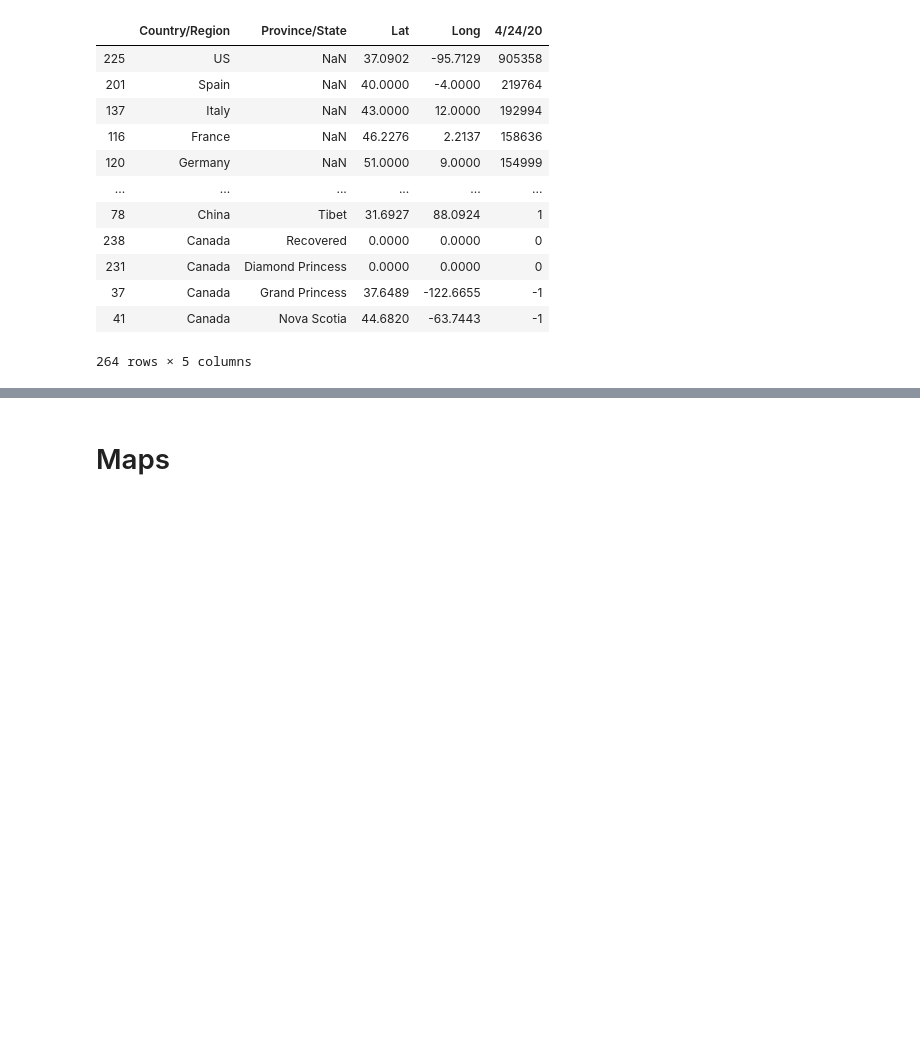
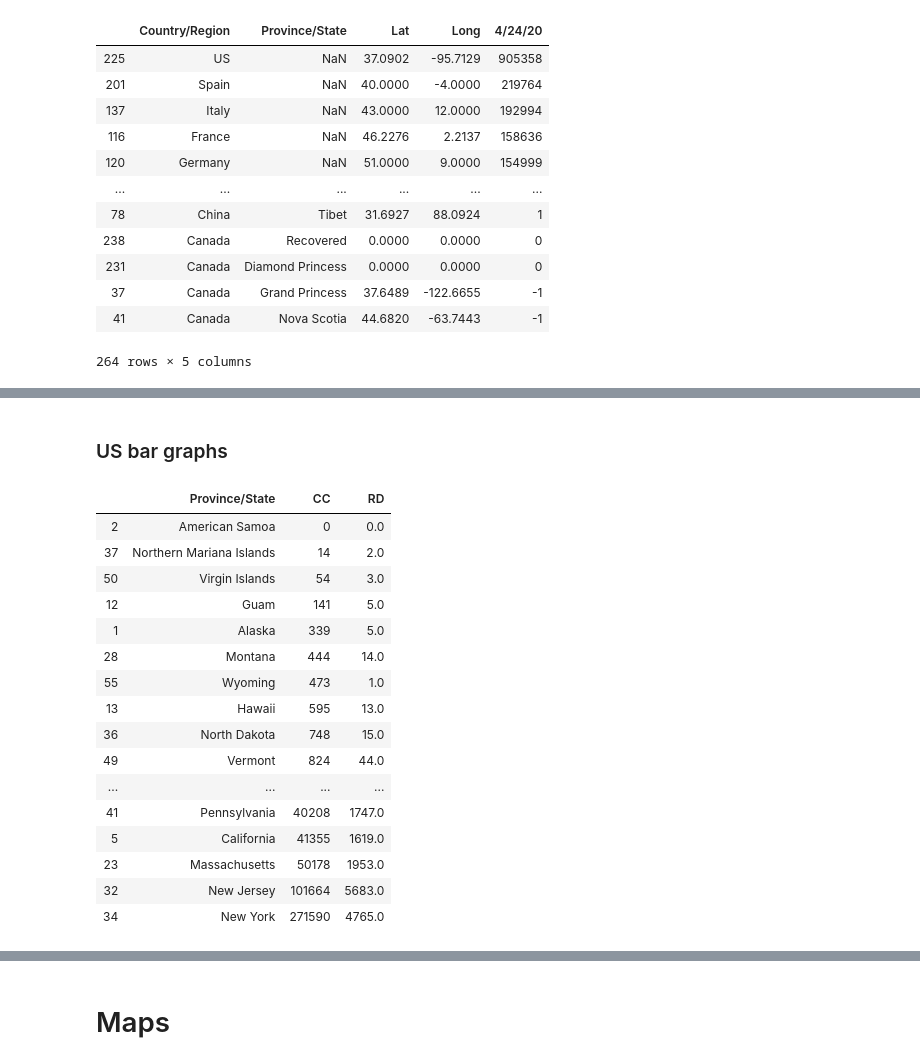
Before and after one commit to Ccamm/coronavirus_network, a Jupyter notebook: coronavirus_timeline.ipynb, the cells around one changed output, grey strips where cells are left out. Saved outputs shown, nothing was run; the diff lists cells and outputs as text; code cells hidden in the pictures; blank space fills up the shorter version.

```diff
--- a/coronavirus_timeline.ipynb
+++ b/coronavirus_timeline.ipynb
@@ -176,0 +229,33 @@ df.sort_values(latest_date, ascending=False)
+# %% [markdown]
+### US bar graphs
+# %%
+# Finding the histogram of cases in Australia, confirmed, recovered and deaths
+usCC = datasets['covid_us_confirmed'][['Province/State', latest_date]].groupby(['Province/State']).sum() # confirmed cases
+usRD = datasets['covid_us_deaths'][['Province/State', latest_date]].groupby(['Province/State']).sum() # Recorded deaths
+
+# Rename the confirmed cases
+usCC = usCC.rename(columns={latest_date: "CC"}).reset_index()
+usRD = usRD.rename(columns={latest_date: "RD"}).reset_index()
+
+# Merge the tables together
+usMerged = pd.merge(usCC, usRD, on='Province/State')
+usMerged = usMerged.sort_values('CC')
+usMerged
+# %% [output]
+|  | Province/State | CC | RD |
+| 2 | American Samoa | 0 | 0.0 |
+| 37 | Northern Mariana Islands | 14 | 2.0 |
+| 50 | Virgin Islands | 54 | 3.0 |
+| 12 | Guam | 141 | 5.0 |
+| 1 | Alaska | 339 | 5.0 |
+| 28 | Montana | 444 | 14.0 |
+| 55 | Wyoming | 473 | 1.0 |
+| 13 | Hawaii | 595 | 13.0 |
+| 36 | North Dakota | 748 | 15.0 |
+| 49 | Vermont | 824 | 44.0 |
+| ... | ... | ... | ... |
+| 41 | Pennsylvania | 40208 | 1747.0 |
+| 5 | California | 41355 | 1619.0 |
+| 23 | Massachusetts | 50178 | 1953.0 |
+| 32 | New Jersey | 101664 | 5683.0 |
+| 34 | New York | 271590 | 4765.0 |
```
Also changed, not shown: parts of 10 cells of this notebook.
